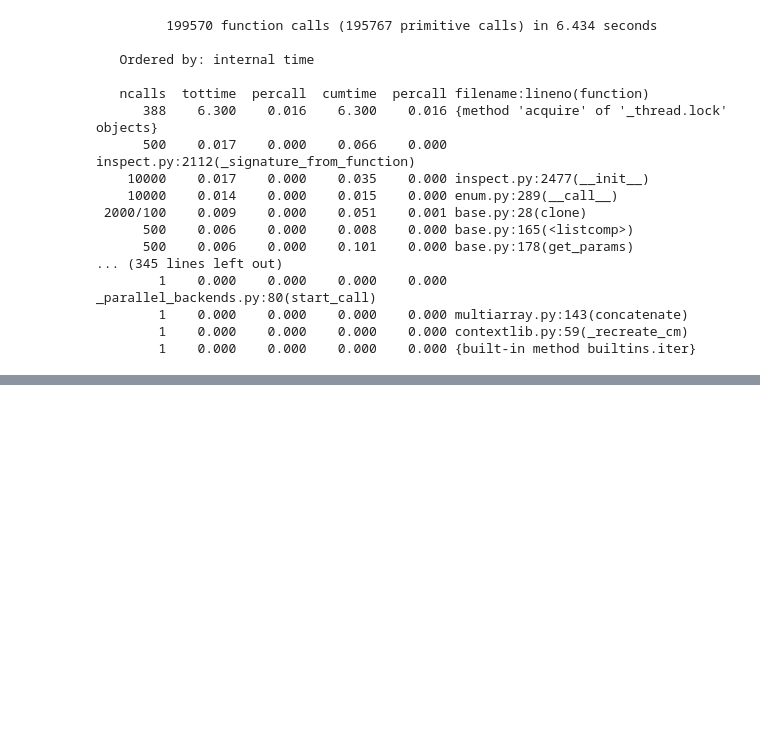
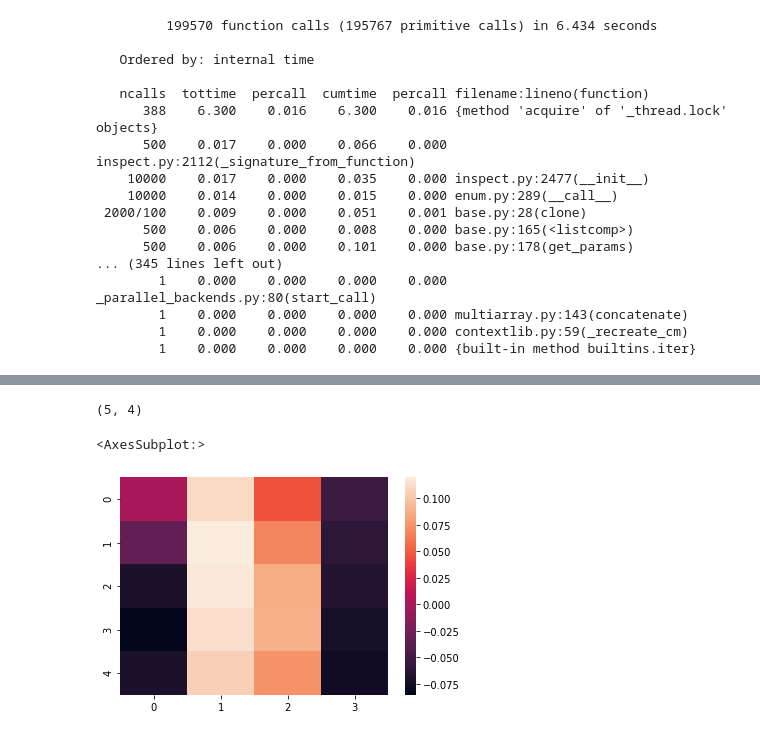
Before and after one commit to NeuroDataDesign/manifold_random_forests, a Jupyter notebook: docs/tutorials/test_morf_split.ipynb, the cells around one changed output, grey strips where cells are left out. Saved outputs shown, nothing was run; the diff lists cells and outputs as text; code cells hidden in the pictures; blank space fills up the shorter version.

```diff
--- a/docs/tutorials/test_morf_split.ipynb
+++ b/docs/tutorials/test_morf_split.ipynb
@@ -463,13 +508,6 @@ print(sample_X.shape)
 [interactive output not drawn]
 # %%
 frequency = 0.2
-
-kernel = gabor_kernel(
-    frequency=frequency,
-    n_stds=3,
-    bandwidth=1.5
-    #                       sigma_x=1, sigma_y=1
-)
-
+kernel = gabor_kernel(frequency=frequency, n_stds=3, bandwidth=1)
 print(kernel.shape)
 # %% [output]
@@ -477 +515,19 @@ print(kernel.shape)
 [interactive output not drawn]
+# %%
+pad_size = list(map(int, ((kernel.shape[0] - 1) / 2, (kernel.shape[1] - 1) / 2)))
+
+sample_X = torch.tensor(sample_X.reshape(50, 1, height, d))
+tensor_kernel = kernel.reshape(1, 1, kernel.shape[0], kernel.shape[1])
+real_kernel = tensor_kernel.real
+imag_kernel = tensor_kernel.imag
+
+tensor_kernel = np.concatenate((real_kernel, imag_kernel), axis=0)
+print(tensor_kernel.shape)
+tensor_kernel = torch.tensor(tensor_kernel)
+
+
+output = torch.conv2d(sample_X, tensor_kernel, padding=pad_size)
+
+print(output.shape)
+print(tensor_kernel.shape)
+print(sample_X.shape)
@@ -477,0 +540,8 @@ print(kernel.shape)
+# %%
+test = convolve(sample_X[0, ...], kernel, mode="same")
+print(test.shape)
+sns.heatmap(test.real)
+# %% [output]
+(5, 4)
+<AxesSubplot:>
+[figure, added]
```
Also changed, not shown: parts of 32 cells of this notebook, 14 other files.
